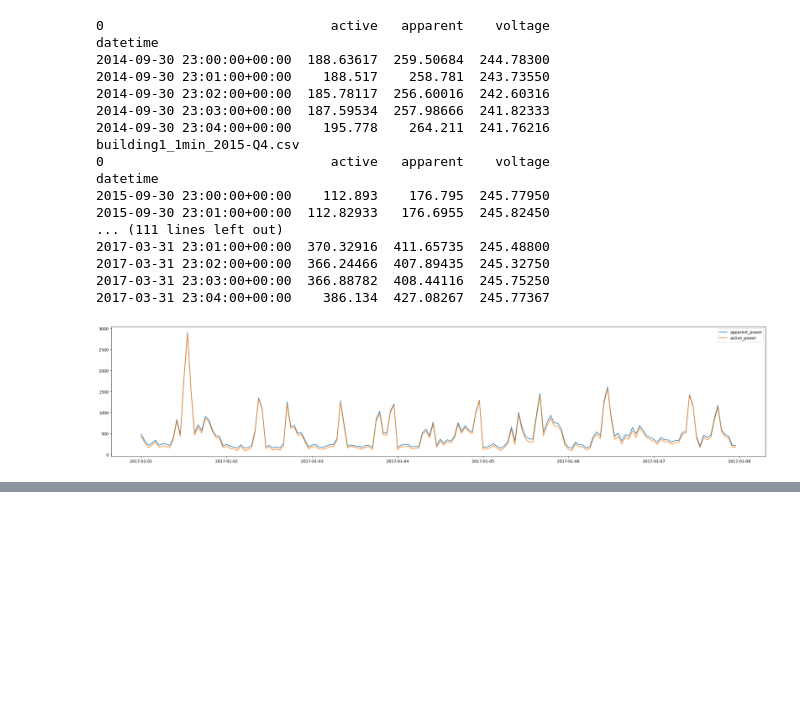
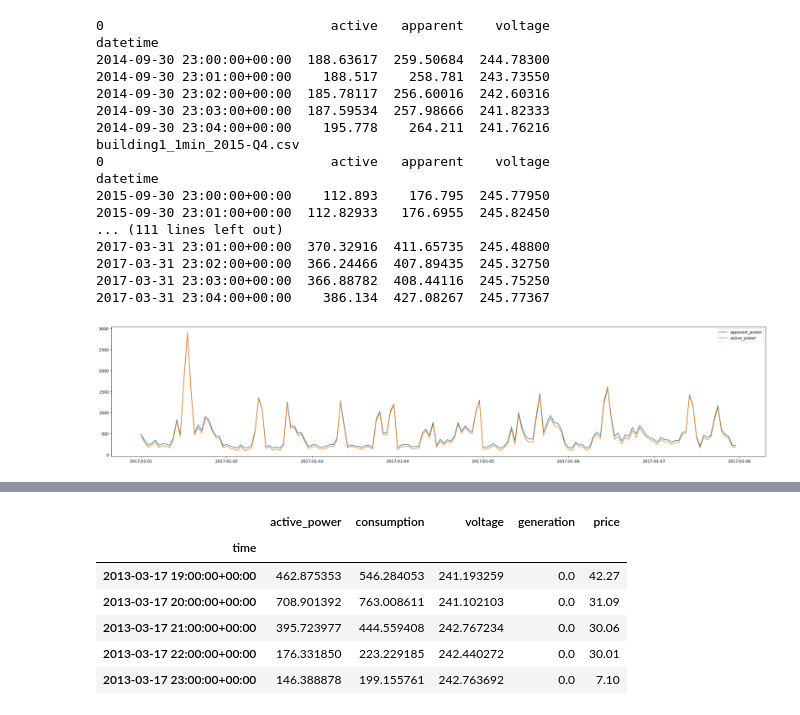
Before and after one commit to hosseinnhk/iems_digital_twin, a Jupyter notebook: main.ipynb, the cells around one changed output, grey strips where cells are left out. Cells and saved outputs as stored; diff of their text form; code cells hidden in the pictures; blank space fills up the shorter version.

```diff
--- a/main.ipynb
+++ b/main.ipynb
@@ -109,0 +133,6 @@ df_test.to_csv('data/dataset.csv', index=True)
+# %%
+df.index = df.index  + pd.DateOffset(years=-7)
+# %%
+df['price'] = df['Estonia']
+df.drop(columns=['Estonia'], inplace=True)
+df.head()
@@ -109,0 +149,3 @@ df_test.to_csv('data/dataset.csv', index=True)
+# %%
+dataset = pd.read_csv('data/dataset.csv', index_col='time', parse_dates=True)
+dataset.head()
@@ -109,0 +160,14 @@ df_test.to_csv('data/dataset.csv', index=True)
+# %%
+# dataset = dataset.reset_index().drop_duplicates(subset='time').set_index('time')
+df = df.reset_index().drop_duplicates(subset='time').set_index('time')
+dataset = pd.concat([dataset, df], axis=1, join='inner')
+# %%
+dataset.head()
+# %% [output]
+|  | active_power | consumption | voltage | generation | price |
+| time |  |  |  |  |  |
+| 2013-03-17 19:00:00+00:00 | 462.875353 | 546.284053 | 241.193259 | 0.0 | 42.27 |
+| 2013-03-17 20:00:00+00:00 | 708.901392 | 763.008611 | 241.102103 | 0.0 | 31.09 |
+| 2013-03-17 21:00:00+00:00 | 395.723977 | 444.559408 | 242.767234 | 0.0 | 30.06 |
+| 2013-03-17 22:00:00+00:00 | 176.331850 | 223.229185 | 242.440272 | 0.0 | 30.01 |
+| 2013-03-17 23:00:00+00:00 | 146.388878 | 199.155761 | 242.763692 | 0.0 | 7.10 |
```
Also changed, not shown: parts of 8 cells of this notebook, 2 other files.
